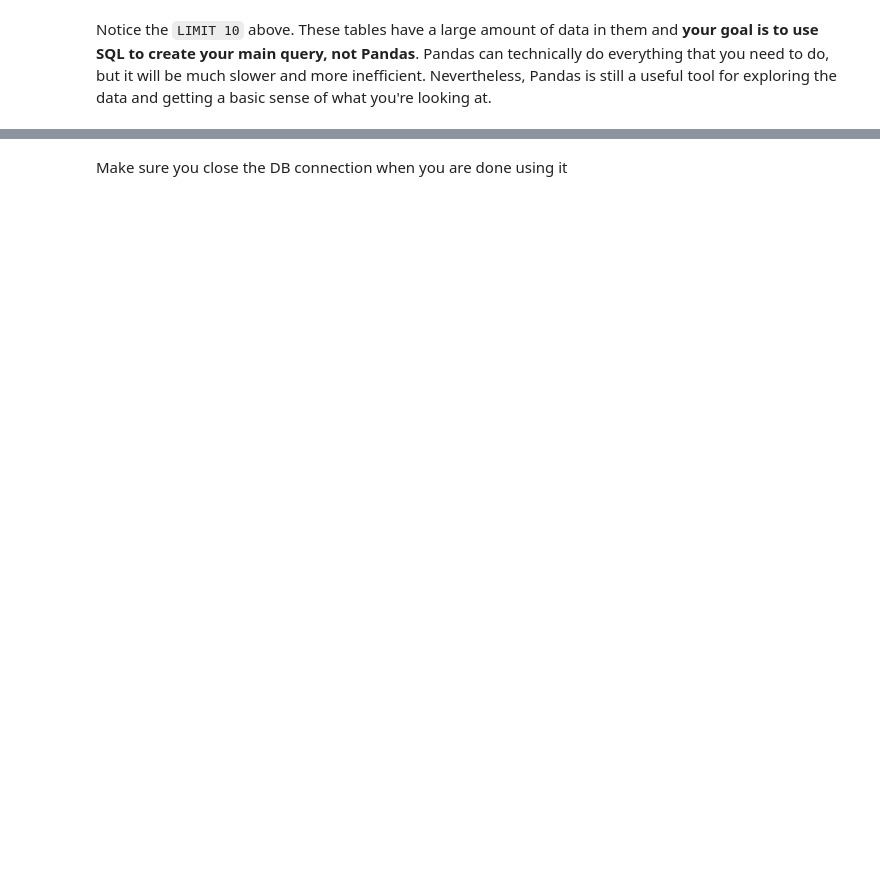
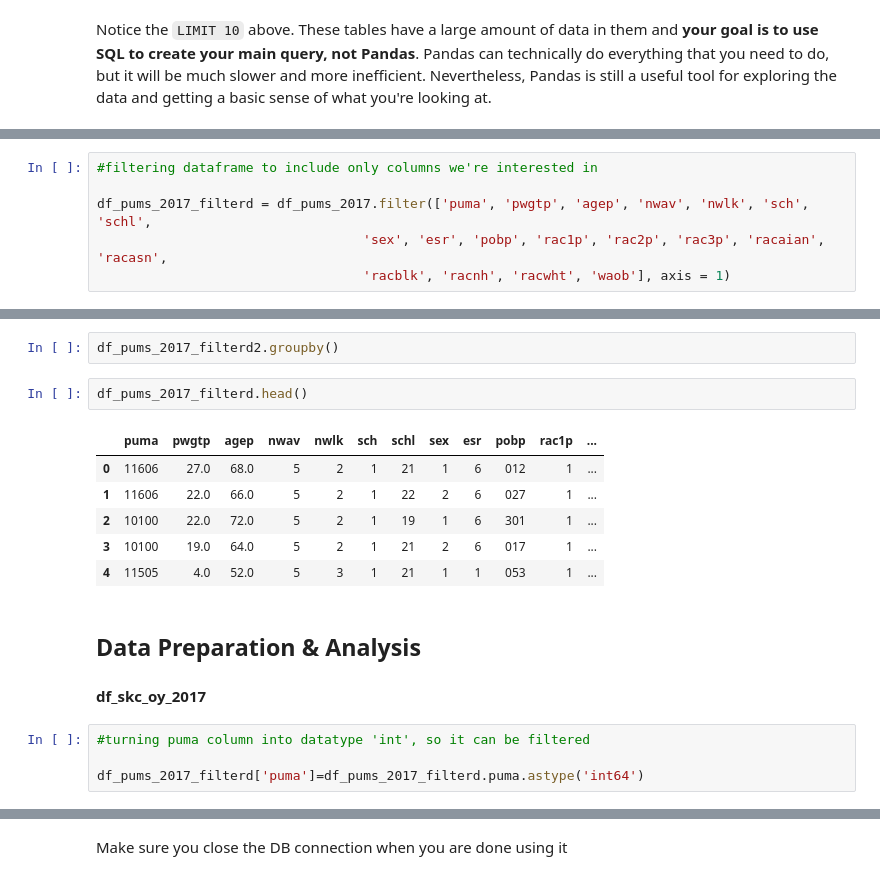
Before and after one commit to awyeh64/phase-1-project-west-ds-082420, a Jupyter notebook: notebooks/exploratory/Oz_prelim_work_data_tables.ipynb, the cells around one changed output, grey strips where cells are left out. Cells and saved outputs as stored; diff of their text form; blank space fills up the shorter version.

```diff
--- a/notebooks/exploratory/Oz_prelim_work_data_tables.ipynb
+++ b/notebooks/exploratory/Oz_prelim_work_data_tables.ipynb
@@ -294,0 +224,6 @@ Name: cow, dtype: int64
+# %%
+#filtering dataframe to include only columns we're interested in
+
+df_pums_2017_filterd = df_pums_2017.filter(['puma', 'pwgtp', 'agep', 'nwav', 'nwlk', 'sch', 'schl',
+                                  'sex', 'esr', 'pobp', 'rac1p', 'rac2p', 'rac3p', 'racaian', 'racasn',
+                                  'racblk', 'racnh', 'racwht', 'waob'], axis = 1)
@@ -294,0 +241,18 @@ Name: cow, dtype: int64
+# %%
+df_pums_2017_filterd2.groupby()
+# %%
+df_pums_2017_filterd.head()
+# %% [output]
+|  | puma | pwgtp | agep | nwav | nwlk | sch | schl | sex | esr | pobp | rac1p | ... |
+| 0 | 11606 | 27.0 | 68.0 | 5 | 2 | 1 | 21 | 1 | 6 | 012 | 1 | ... |
+| 1 | 11606 | 22.0 | 66.0 | 5 | 2 | 1 | 22 | 2 | 6 | 027 | 1 | ... |
+| 2 | 10100 | 22.0 | 72.0 | 5 | 2 | 1 | 19 | 1 | 6 | 301 | 1 | ... |
+| 3 | 10100 | 19.0 | 64.0 | 5 | 2 | 1 | 21 | 2 | 6 | 017 | 1 | ... |
+| 4 | 11505 | 4.0 | 52.0 | 5 | 3 | 1 | 21 | 1 | 1 | 053 | 1 | ... |
+# %% [markdown]
+## Data Preparation & Analysis
+#### df_skc_oy_2017
+# %%
+#turning puma column into datatype 'int', so it can be filtered
+
+df_pums_2017_filterd['puma']=df_pums_2017_filterd.puma.astype('int64')
```
Also changed, not shown: parts of 84 cells of this notebook, 2 other files.
